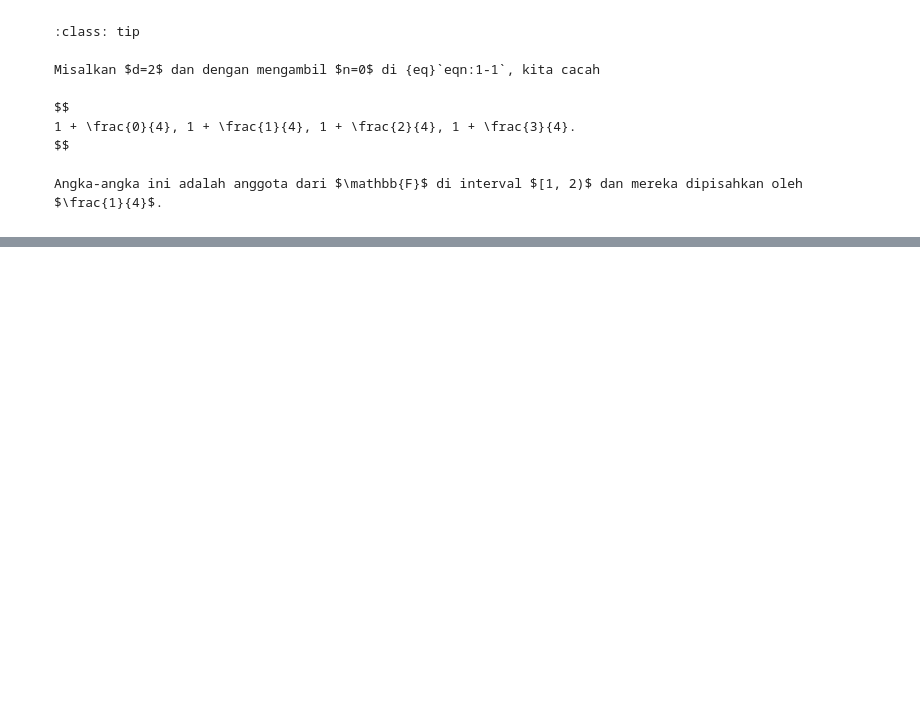
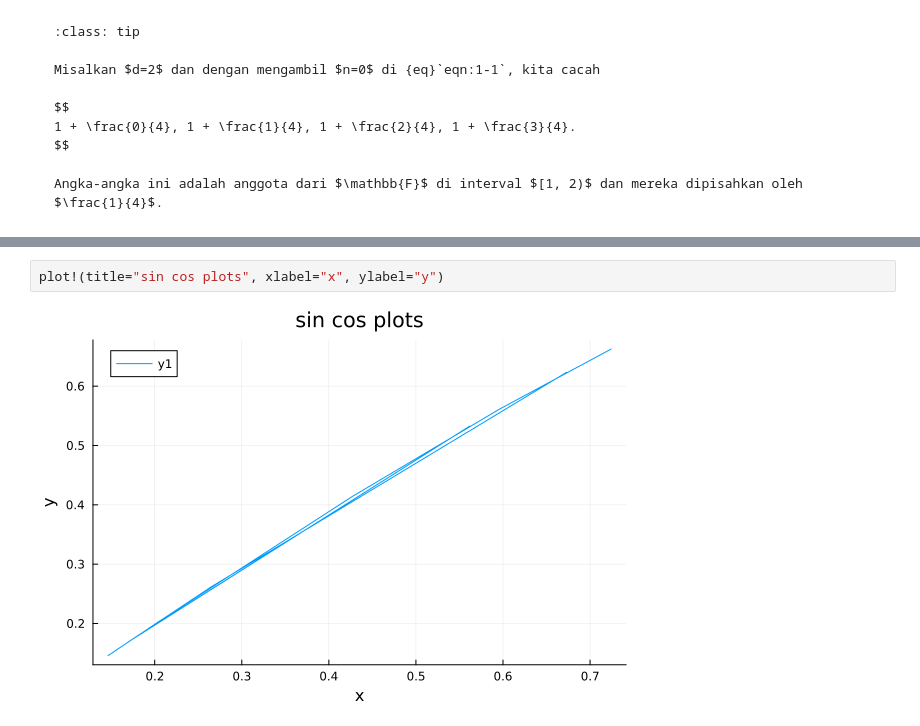
Before and after one commit to liebenlito/num-comp-julia, a Jupyter notebook: notebooks/01-1-bilangan_floating-point.ipynb, the cells around one changed output, grey strips where cells are left out. Saved outputs shown, nothing was run; the diff lists cells and outputs as text; blank space fills up the shorter version.

```diff
--- a/notebooks/01-1-bilangan_floating-point.ipynb
+++ b/notebooks/01-1-bilangan_floating-point.ipynb
@@ -40,0 +190,4 @@ Angka-angka ini adalah anggota dari $\mathbb{F}$ di interval $[1, 2)$ dan mereka
+# %%
+plot!(title="sin cos plots", xlabel="x", ylabel="y")
+# %% [output]
+[figure, added]
```
Also changed, not shown: parts of 27 cells of this notebook.
